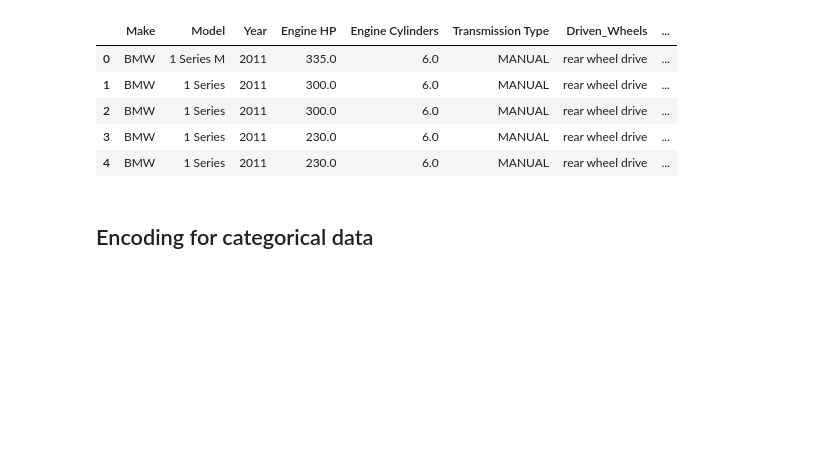
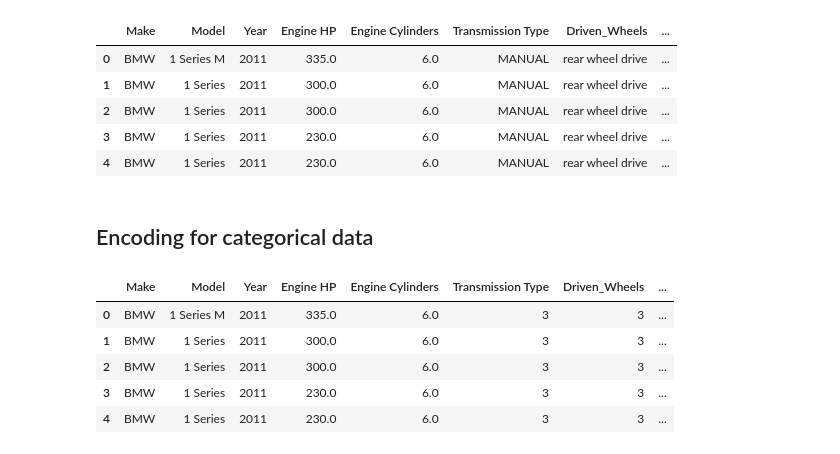
Before and after one commit to raina02/InternshipStudio_Project, a Jupyter notebook: InternshipStudio_Project.ipynb, the cells around one changed output. Cells and saved outputs as stored; diff of their text form; code cells hidden in the pictures; blank space fills up the shorter version.

```diff
--- a/InternshipStudio_Project.ipynb
+++ b/InternshipStudio_Project.ipynb
@@ -168,5 +168,16 @@ from sklearn.preprocessing import LabelEncoder
 
 le = LabelEncoder()
 
-df['Gender']= le.fit_transform(data['Gender'])
-df['Geography']= le.fit_transform(data['Geography'])
+df['Transmission Type']= le.fit_transform(df['Transmission Type'])
+df['Driven_Wheels']= le.fit_transform(df['Driven_Wheels'])
+df['Vehicle Size']= le.fit_transform(df['Vehicle Size'])
+df['Vehicle Style']= le.fit_transform(df['Vehicle Style'])
+# %%
+df.head(5)
+# %% [output]
+|  | Make | Model | Year | Engine HP | Engine Cylinders | Transmission Type | Driven_Wheels | ... |
+| 0 | BMW | 1 Series M | 2011 | 335.0 | 6.0 | 3 | 3 | ... |
+| 1 | BMW | 1 Series | 2011 | 300.0 | 6.0 | 3 | 3 | ... |
+| 2 | BMW | 1 Series | 2011 | 300.0 | 6.0 | 3 | 3 | ... |
+| 3 | BMW | 1 Series | 2011 | 230.0 | 6.0 | 3 | 3 | ... |
+| 4 | BMW | 1 Series | 2011 | 230.0 | 6.0 | 3 | 3 | ... |
```
